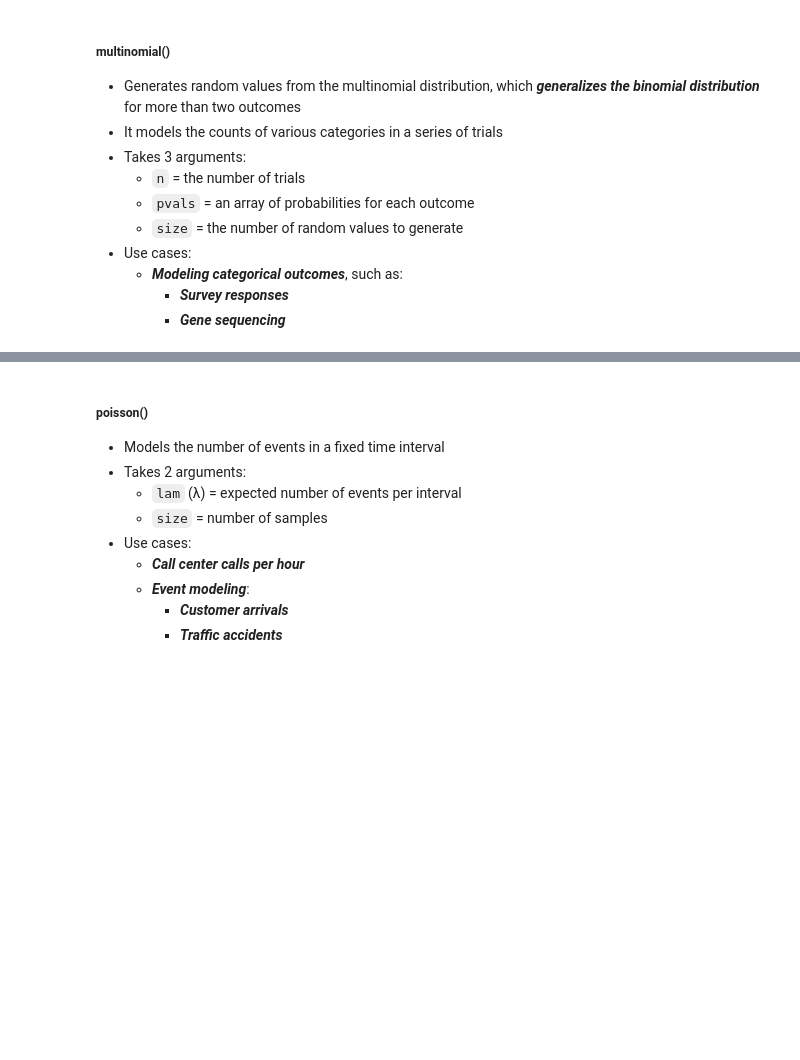
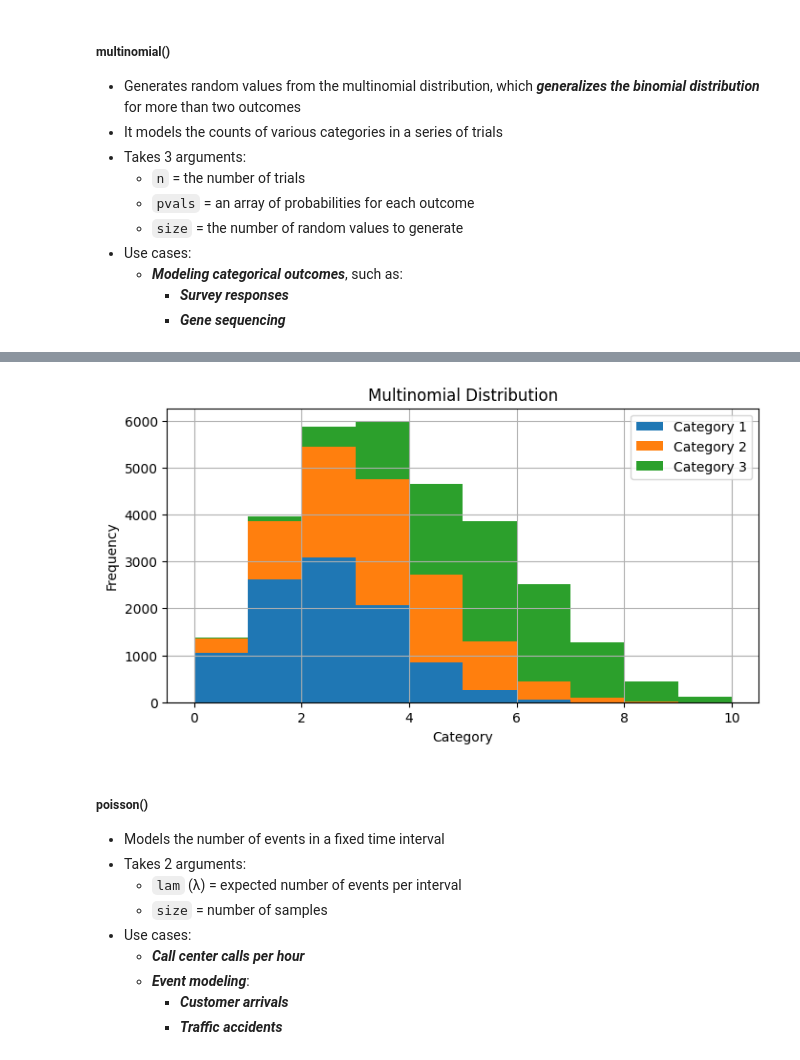
Before and after one commit to sebastianpacurar/ai-ds-projects, a Jupyter notebook: study_materials/numpy/numpy_references.ipynb, the cells around one changed output, grey strips where cells are left out. Saved outputs shown, nothing was run; the diff lists cells and outputs as text; code cells hidden in the pictures; blank space fills up the shorter version.

```diff
--- a/study_materials/numpy/numpy_references.ipynb
+++ b/study_materials/numpy/numpy_references.ipynb
@@ -913,3 +1025,15 @@ array([[2, 6, 2],
+# %%
+multinomial_data = np.random.multinomial(n=10, pvals=[0.2, 0.3, 0.5], size=10000)
+plt.figure(figsize=(8, 4))
+plt.hist(multinomial_data, label=['Category 1', 'Category 2', 'Category 3'], stacked=True)
+plt.title("Multinomial Distribution")
+plt.xlabel("Category")
+plt.ylabel("Frequency")
+plt.legend()
+plt.grid()
+plt.show()
+# %% [output]
+[figure, added]
 # %% [markdown]
 ##### **poisson()**
 * Models the number of events in a fixed time interval
```
Also changed, not shown: parts of 53 cells of this notebook, 2 other files.
